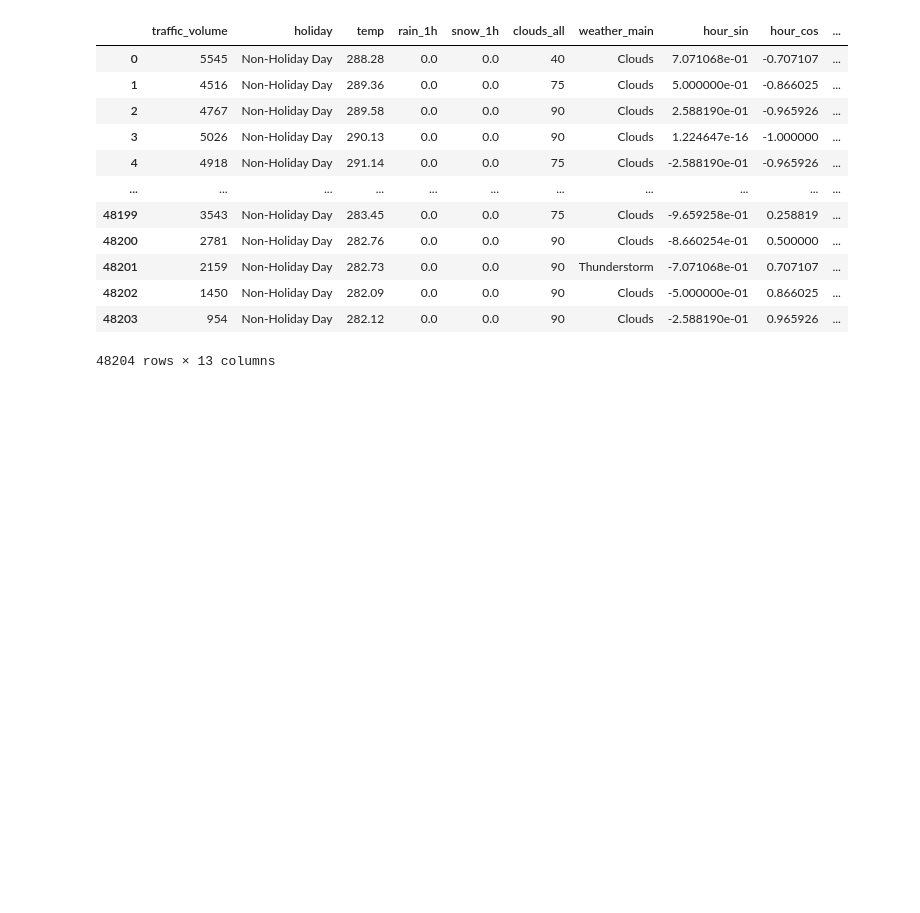
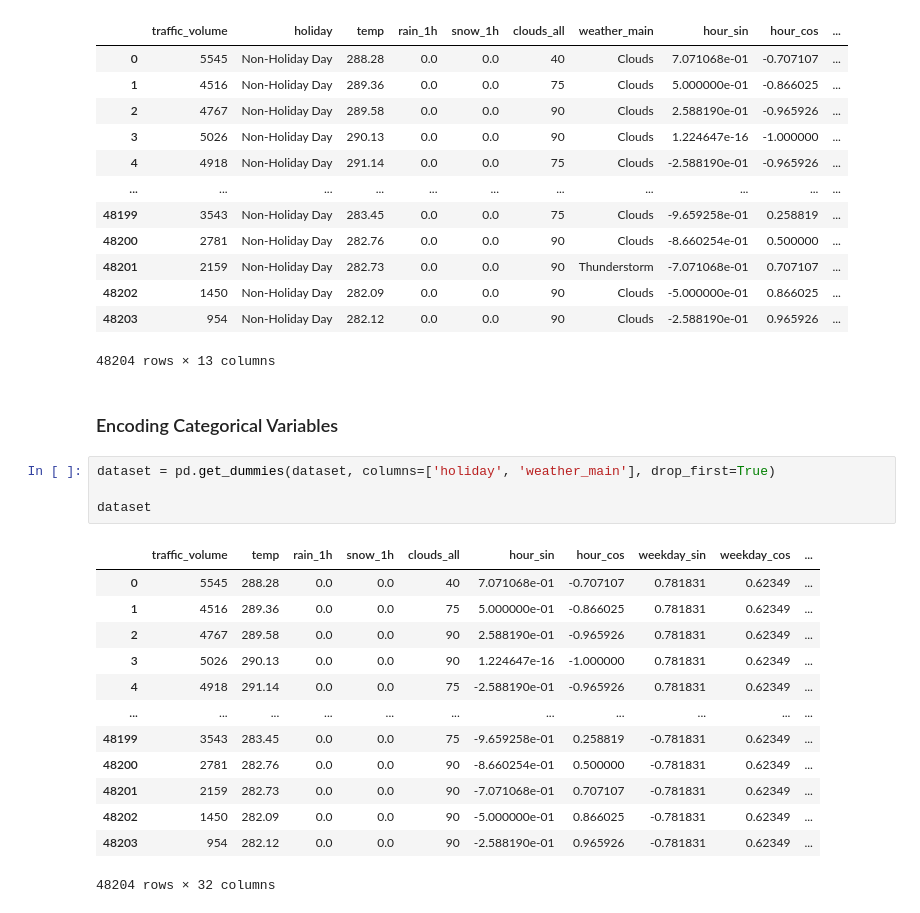
Before and after one commit to ProntoSbinalla/Deep-Learning, a Jupyter notebook: Notebooks/RNN/RNN - Traffic Analysis.ipynb, the cells around one changed output. Drawn from its saved outputs; the diff is of its cells as text; blank space fills up the shorter version.

```diff
--- a/Notebooks/RNN/RNN - Traffic Analysis.ipynb
+++ b/Notebooks/RNN/RNN - Traffic Analysis.ipynb
@@ -147,3 +147,23 @@ dataset
 | 48202 | 1450 | Non-Holiday Day | 282.09 | 0.0 | 0.0 | 90 | Clouds | -5.000000e-01 | 0.866025 | ... |
 | 48203 | 954 | Non-Holiday Day | 282.12 | 0.0 | 0.0 | 90 | Clouds | -2.588190e-01 | 0.965926 | ... |
 48204 rows × 13 columns
+# %% [markdown]
+### Encoding Categorical Variables
+# %%
+dataset = pd.get_dummies(dataset, columns=['holiday', 'weather_main'], drop_first=True)
+
+dataset
+# %% [output]
+|  | traffic_volume | temp | rain_1h | snow_1h | clouds_all | hour_sin | hour_cos | weekday_sin | weekday_cos | ... |
+| 0 | 5545 | 288.28 | 0.0 | 0.0 | 40 | 7.071068e-01 | -0.707107 | 0.781831 | 0.62349 | ... |
+| 1 | 4516 | 289.36 | 0.0 | 0.0 | 75 | 5.000000e-01 | -0.866025 | 0.781831 | 0.62349 | ... |
+| 2 | 4767 | 289.58 | 0.0 | 0.0 | 90 | 2.588190e-01 | -0.965926 | 0.781831 | 0.62349 | ... |
+| 3 | 5026 | 290.13 | 0.0 | 0.0 | 90 | 1.224647e-16 | -1.000000 | 0.781831 | 0.62349 | ... |
+| 4 | 4918 | 291.14 | 0.0 | 0.0 | 75 | -2.588190e-01 | -0.965926 | 0.781831 | 0.62349 | ... |
+| ... | ... | ... | ... | ... | ... | ... | ... | ... | ... | ... |
+| 48199 | 3543 | 283.45 | 0.0 | 0.0 | 75 | -9.659258e-01 | 0.258819 | -0.781831 | 0.62349 | ... |
+| 48200 | 2781 | 282.76 | 0.0 | 0.0 | 90 | -8.660254e-01 | 0.500000 | -0.781831 | 0.62349 | ... |
+| 48201 | 2159 | 282.73 | 0.0 | 0.0 | 90 | -7.071068e-01 | 0.707107 | -0.781831 | 0.62349 | ... |
+| 48202 | 1450 | 282.09 | 0.0 | 0.0 | 90 | -5.000000e-01 | 0.866025 | -0.781831 | 0.62349 | ... |
+| 48203 | 954 | 282.12 | 0.0 | 0.0 | 90 | -2.588190e-01 | 0.965926 | -0.781831 | 0.62349 | ... |
+48204 rows × 32 columns
```
